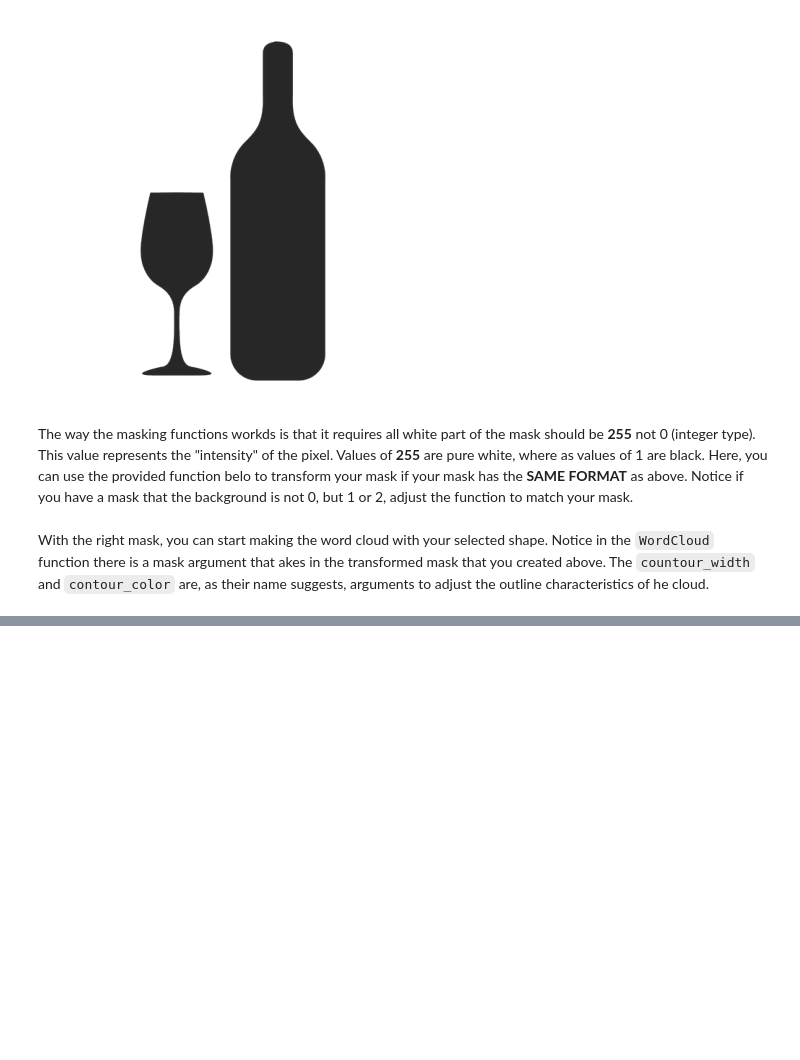
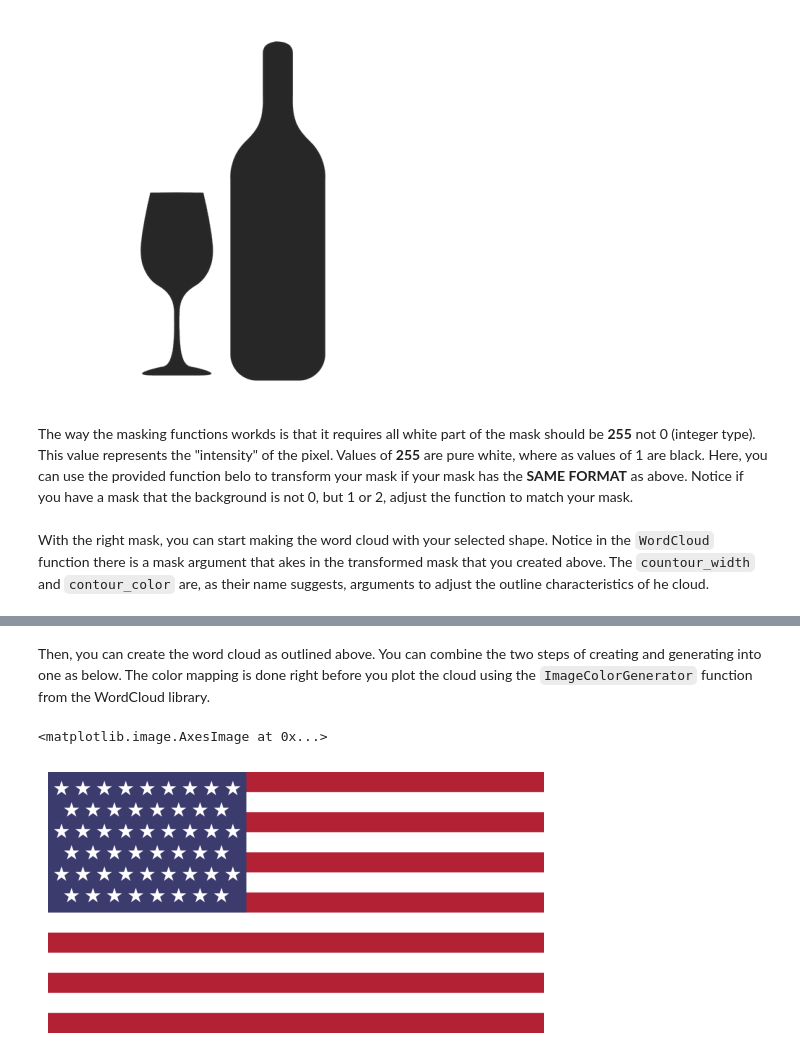
Before and after one commit to system-rowb/Data-Portfolio, a Jupyter notebook: Visualization/Wordcloud/Generating_wordclouds_in_python.ipynb, the cells around one changed output, grey strips where cells are left out. Cells and saved outputs as stored; diff of their text form; code cells hidden in the pictures; blank space fills up the shorter version.

Commit message:
Generating wordclouds in python, pt3

```diff
--- a/Visualization/Wordcloud/Generating_wordclouds_in_python.ipynb
+++ b/Visualization/Wordcloud/Generating_wordclouds_in_python.ipynb
@@ -243,0 +268,11 @@ plt.imshow(wc, interpolation='bilinear')
+# %% [markdown]
+Then, you can create the word cloud as outlined above. You can combine the two steps of creating and generating into one as below. The color mapping is done right before you plot the cloud using the `ImageColorGenerator` function from the WordCloud library.
+# %%
+# Generate a wordcloud image
+usa_mask = np.array(Image.open("img/us.png"))
+
+plt.axis("off")
+plt.imshow(usa_mask)
+# %% [output]
+<matplotlib.image.AxesImage at 0x...>
+[figure, added]
```
Also changed, not shown: parts of 13 cells of this notebook, 2 other files.
